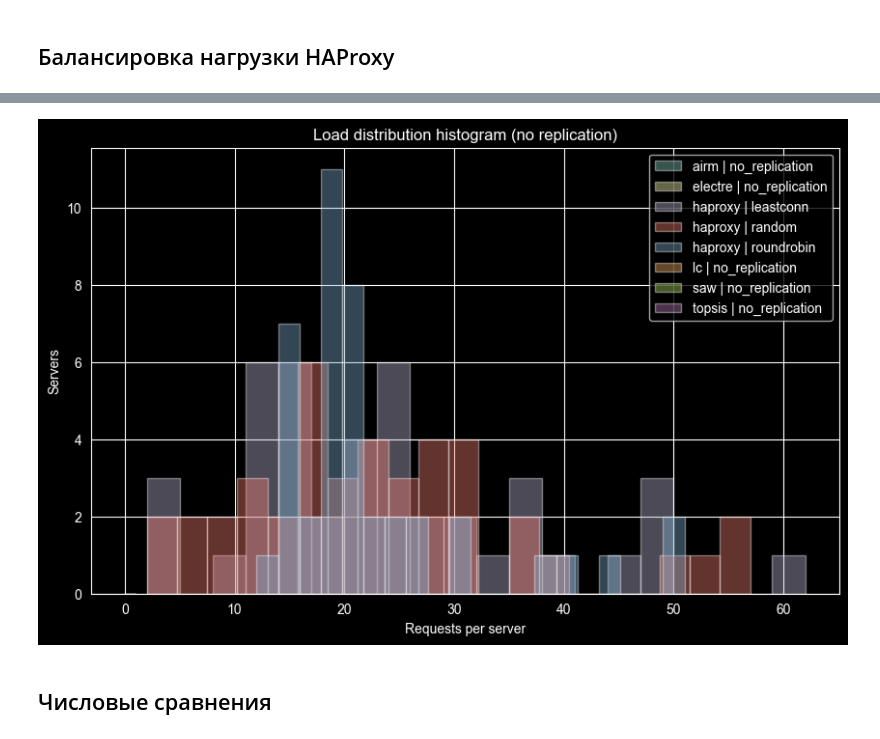
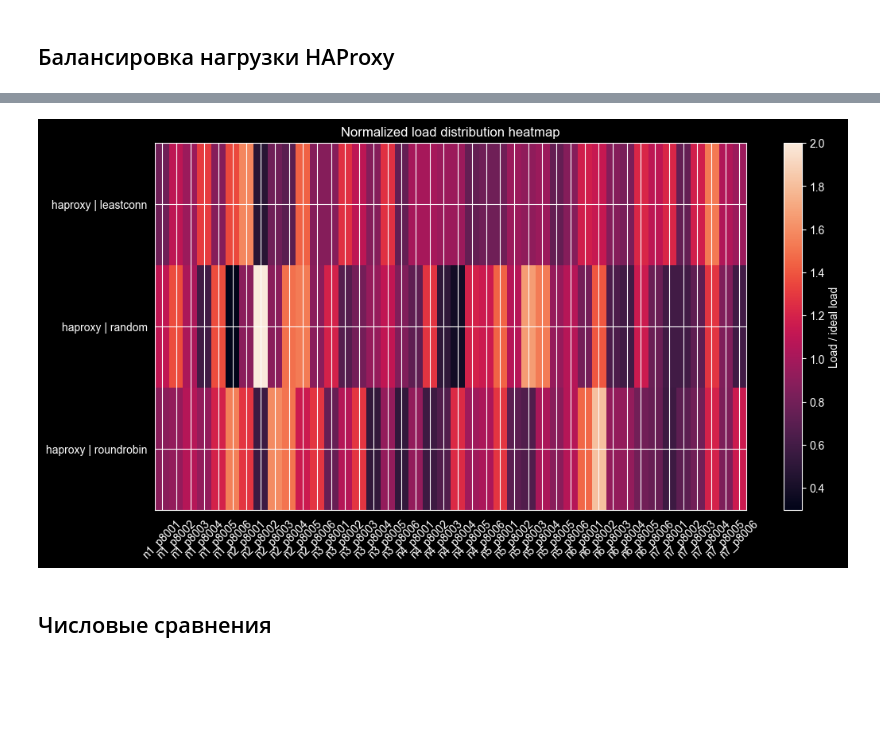
Before and after one commit to FluxBalancer/fluxbalancer-evaluation, a Jupyter notebook: src/analyze/eval_v3.ipynb, the cells around one changed output, grey strips where cells are left out. Drawn from its saved outputs; the diff is of its cells as text; code cells hidden in the pictures; blank space fills up the shorter version.

```diff
--- a/src/analyze/eval_v3.ipynb
+++ b/src/analyze/eval_v3.ipynb
@@ -575,12 +604,12 @@ plt.show()
 # %%
-socket_counts["normalized"] = (
-        socket_counts["count"] /
-        socket_counts.groupby("method")["count"].transform("mean")
+socket_counts_balancing["normalized"] = (
+        socket_counts_balancing["count"] /
+        socket_counts_balancing.groupby("method")["count"].transform("mean")
 )
 
 plt.figure(figsize=(12,6))
 
-socket_counts.boxplot(
+socket_counts_balancing.boxplot(
     column="normalized",
     by="method",
     rot=45
@@ -650,33 +674,30 @@ plt.show()
 # %%
-plt.figure(figsize=(10, 6))
+heat = (
+    socket_counts
+    .groupby(["method", "winner_socket"])["normalized"]
+    .mean()
+    .reset_index()
+)
 
-methods = sorted(df_balancing["method"].unique())
+pivot = heat.pivot(
+    index="method",
+    columns="winner_socket",
+    values="normalized"
+)
 
-for method in methods:
-    sub = df_balancing[df_balancing["method"] == method]
+plt.figure(figsize=(12,6))
 
-    counts = (
-        sub
-        .groupby("winner_socket")
-        .size()
-    )
+plt.imshow(pivot, aspect="auto")
+plt.colorbar(label="Load / ideal load")
 
-    plt.hist(
-        counts,
-        bins=20,
-        alpha=0.4,
-        label=method
-    )
+plt.yticks(range(len(pivot.index)), pivot.index)
+plt.xticks(range(len(pivot.columns)), pivot.columns, rotation=45)
 
-plt.title("Load distribution histogram (no replication)")
-plt.xlabel("Requests per server")
-plt.ylabel("Servers")
-
-plt.legend()
+plt.title("Normalized load distribution heatmap")
 
 plt.show()
 # %% [output]
-[figure, old version]
+[figure, new version]
 # %% [markdown]
 ## Числовые сравнения
 # %%
```
Also changed, not shown: parts of 31 cells of this notebook, 5 other files.
